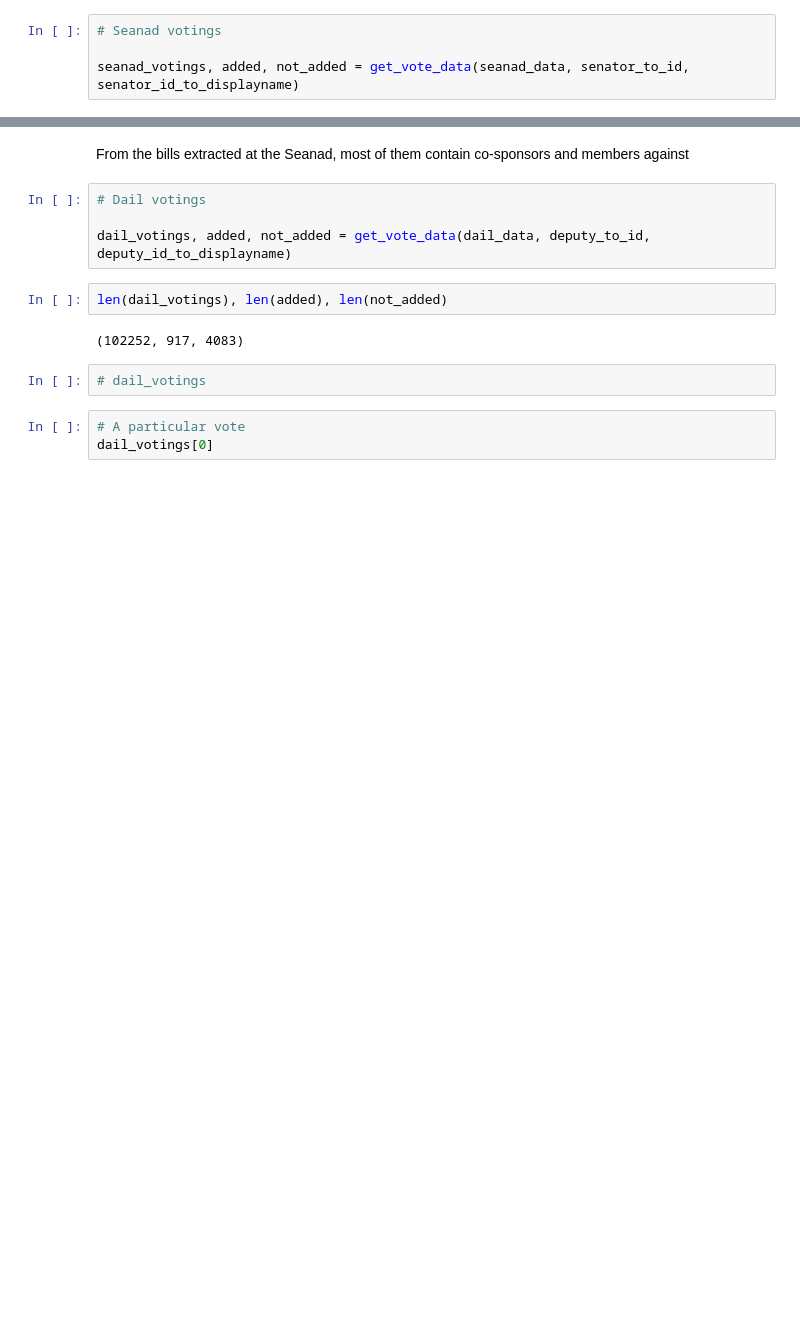
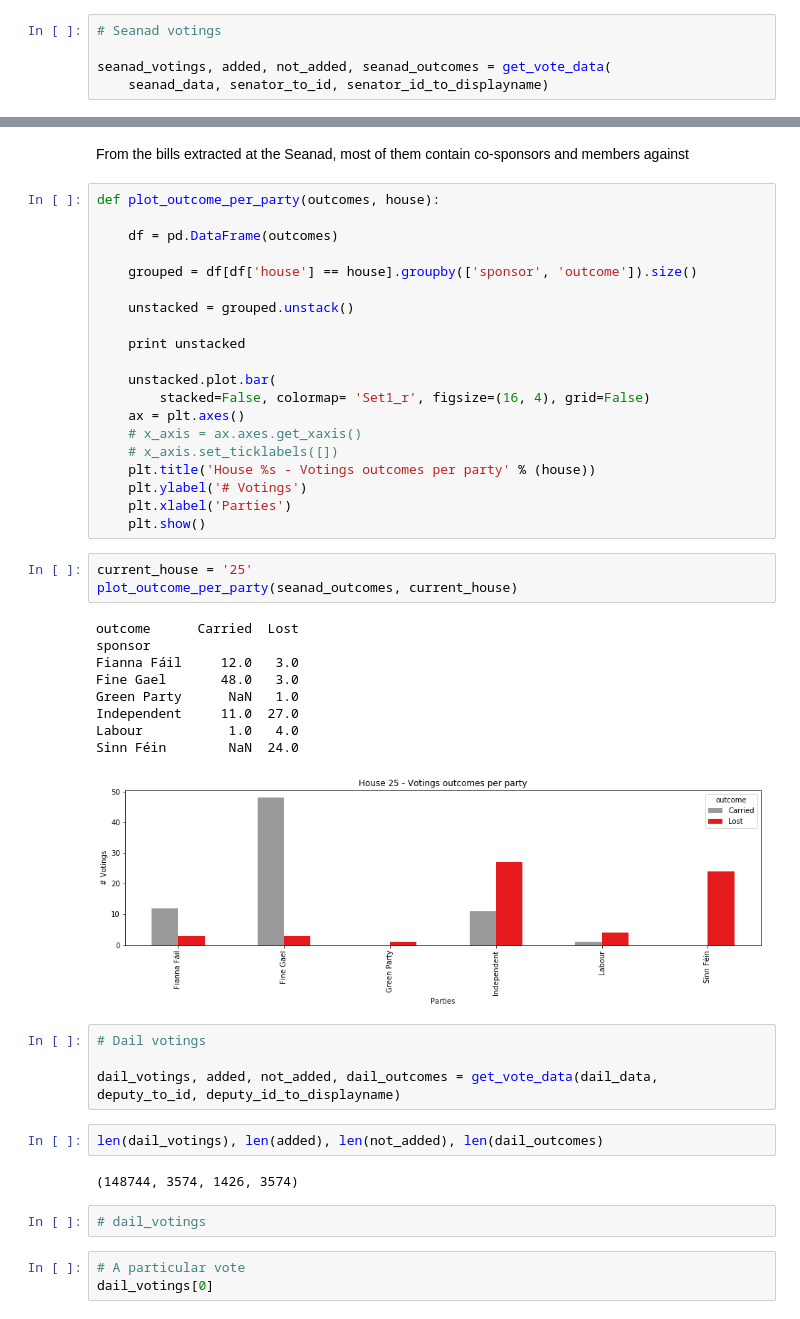
Before and after one commit to dazcona/representation-learning, a Jupyter notebook: Representation Learning at the Houses of the Oireachtas in Ireland.ipynb, the cells around one changed output, grey strips where cells are left out. Saved outputs shown, nothing was run; the diff lists cells and outputs as text; blank space fills up the shorter version.

```diff
--- a/Representation Learning at the Houses of the Oireachtas in Ireland.ipynb
+++ b/Representation Learning at the Houses of the Oireachtas in Ireland.ipynb
@@ -514,7 +562,8 @@ def get_vote_data(data, collection_to_ids, display_names):
 # %%
 # Seanad votings
 
-seanad_votings, added, not_added = get_vote_data(seanad_data, senator_to_id, senator_id_to_displayname)
+seanad_votings, added, not_added, seanad_outcomes = get_vote_data(
+    seanad_data, senator_to_id, senator_id_to_displayname)
 # %%
 # senator_id_to_displayname
 # %%
@@ -631,13 +684,46 @@ plot_votings_analysed(seanad_votings)
 # %% [markdown]
 From the bills extracted at the Seanad, most of them contain co-sponsors and members against
+# %%
+def plot_outcome_per_party(outcomes, house):
+
+    df = pd.DataFrame(outcomes)
+
+    grouped = df[df['house'] == house].groupby(['sponsor', 'outcome']).size()
+
+    unstacked = grouped.unstack()
+
+    print unstacked
+
+    unstacked.plot.bar(
+        stacked=False, colormap= 'Set1_r', figsize=(16, 4), grid=False)
+    ax = plt.axes()
+    # x_axis = ax.axes.get_xaxis()
+    # x_axis.set_ticklabels([])
+    plt.title('House %s - Votings outcomes per party' % (house))
+    plt.ylabel('# Votings')
+    plt.xlabel('Parties')
+    plt.show()
+# %%
+current_house = '25'
+plot_outcome_per_party(seanad_outcomes, current_house)
+# %% [output]
+outcome      Carried  Lost
+sponsor
+Fianna Fáil     12.0   3.0
+Fine Gael       48.0   3.0
+Green Party      NaN   1.0
+Independent     11.0  27.0
+Labour           1.0   4.0
+Sinn Féin        NaN  24.0
+[figure, added]
 # %%
 # Dail votings
 
-dail_votings, added, not_added = get_vote_data(dail_data, deputy_to_id, deputy_id_to_displayname)
+dail_votings, added, not_added, dail_outcomes = get_vote_data(dail_data, deputy_to_id, deputy_id_to_displayname)
 # %%
-len(dail_votings), len(added), len(not_added)
+len(dail_votings), len(added), len(not_added), len(dail_outcomes)
 # %% [output]
-(102252, 917, 4083)
+(148744, 3574, 1426, 3574)
 # %%
 # dail_votings
 # %%
```
Also changed, not shown: parts of 49 cells of this notebook, 2 other files.
